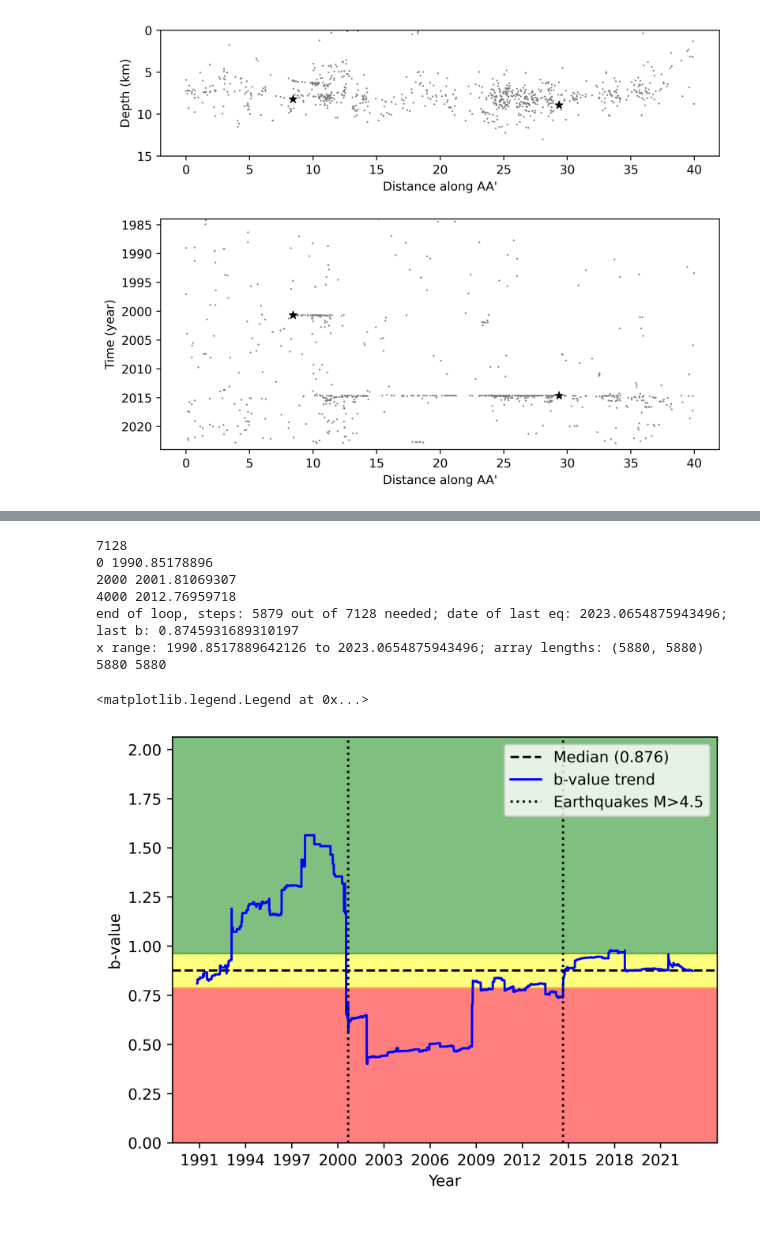
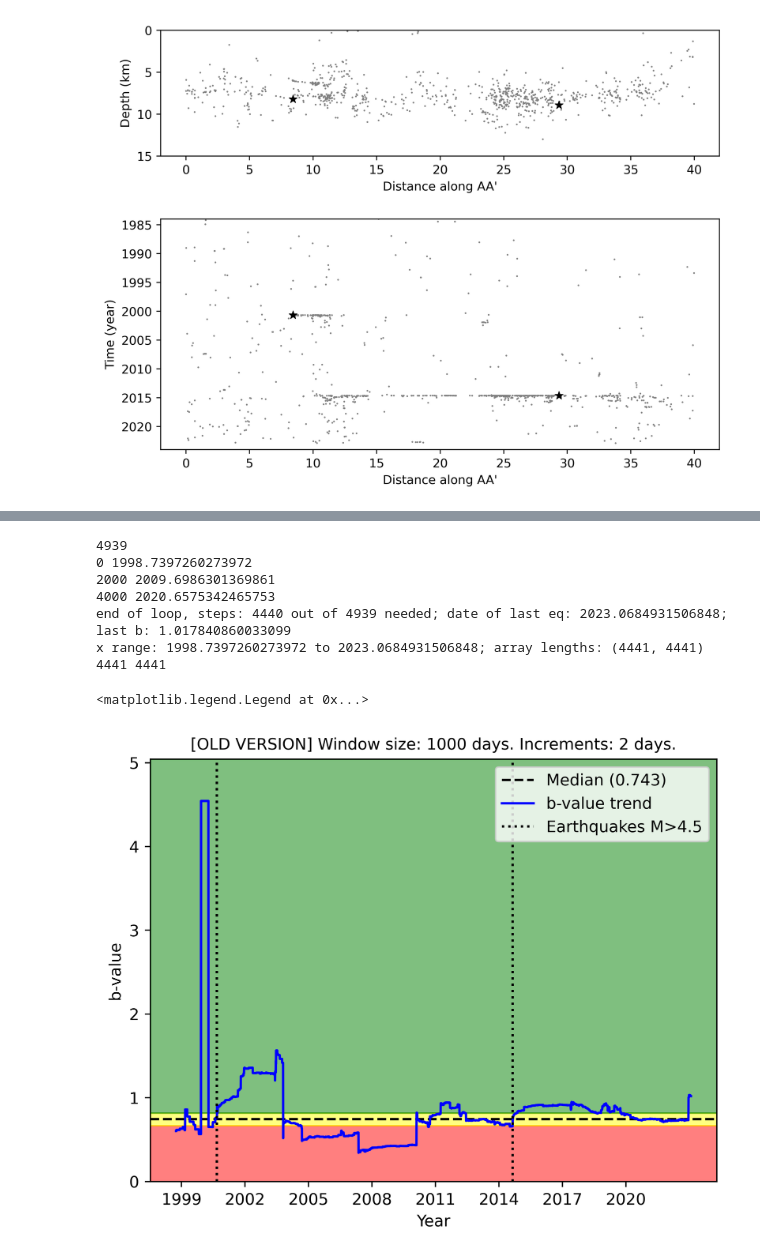
Before and after one commit to yair-franco/traffic_light_project, a Jupyter notebook: TLP_Yair_Local_New.ipynb, the cells around one changed output, grey strips where cells are left out. Drawn from its saved outputs; the diff is of its cells as text; code cells hidden in the pictures; blank space fills up the shorter version.

```diff
--- a/TLP_Yair_Local_New.ipynb
+++ b/TLP_Yair_Local_New.ipynb
@@ -322,7 +322,7 @@ def addbVal_slide(arrayName,bval,dates,firstEQ=0,lastEQ=1,plot=0): #adds b value
 slideAtt = []
 bDates = []
 
-timeStart = np.min(time_year)
+timeStart = 1996#np.min(time_year)
 timeEnd = np.max(time_year) #or custom decimal year dates
 timeTotal = timeEnd - timeStart
 
@@ -332,7 +332,7 @@ timeParams = (time_year>timeStart)&(time_year<timeEnd)
 data = np.where(areaParams&timeParams)
 index = data[0]
 
-windowSize = 2500 #in days
+windowSize = 1000 #in days
 wsYears = windowSize / 365
 inc = 2 #time increment per loop in days
 incYears = inc / 365
@@ -352,38 +352,39 @@ for i in range(steps):
     bW = calc_Mc_b(mag[w])[2]
     addbVal_slide(slideAtt,bW,bDates)
 
     if i%2000 == 0:
         print(i,wEnd)
 
     if wEnd >= timeEnd:
         print(f"end of loop, steps: {i} out of {steps} needed; date of last eq: {wEnd}; last b: {bW}")
         xMin = np.min(bDates)
         xMax = np.max(bDates)
         print(f"x range: {xMin} to {xMax}; array lengths: {len(slideAtt),len(bDates)}")
         addbVal_slide(slideAtt,bW,bDates,xMin,xMax,1)
         break
 
 bigMag = 4.5
 bigEqs = np.where(areaParams&timeParams&(mag>bigMag))
 bigDates = time_year[bigEqs]
 
 for x in bigDates:
     if x == min(bigDates):
         plt.axvline(x, color='black', linestyle=':',label=f'Earthquakes M>{bigMag}')
     plt.axvline(x, color='black', linestyle=':')
 
 #plt.axvline(x = 2018.004, color='red', linestyle='--', label='2018 Berkeley earthquake (M4.4)')
 #plt.axvline(x = 2011.8014, color='purple', linestyle='--', label='2011 Berkeley earthquake swarm')
 #plt.axvline(x = 2007.5493, color='yellow', linestyle='--', label='2007 Oakland Hills earthquake (M4.2)')
 #plt.axvline(x = 1989.7932, color='gray', linestyle='--', label='1989 Loma Prieta earthquake (M7.0, distant)')
+plt.title(f"[OLD VERSION] Window size: {windowSize} days. Increments: {inc} days.",fontsize=10)
 plt.legend()
 # %% [output]
-7128
-0 1990.85178896
-2000 2001.81069307
-4000 2012.76959718
-end of loop, steps: 5879 out of 7128 needed; date of last eq: 2023.0654875943496; last b: 0.8745931689310197
-x range: 1990.8517889642126 to 2023.0654875943496; array lengths: (5880, 5880)
-5880 5880
+4939
+0 1998.7397260273972
+2000 2009.6986301369861
+4000 2020.6575342465753
+end of loop, steps: 4440 out of 4939 needed; date of last eq: 2023.0684931506848; last b: 1.017840860033099
+x range: 1998.7397260273972 to 2023.0684931506848; array lengths: (4441, 4441)
+4441 4441
 <matplotlib.legend.Legend at 0x...>
-[figure, old version]
+[figure, new version]
```
Also changed, not shown: parts of 3 cells of this notebook, 2 other files.
